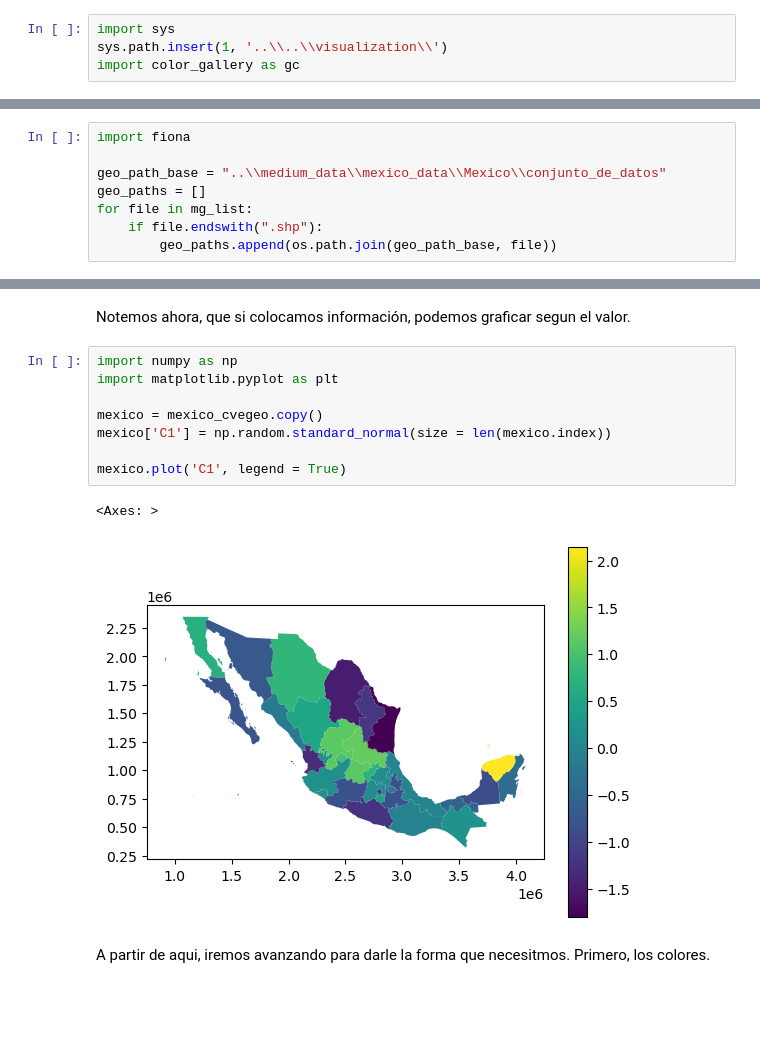
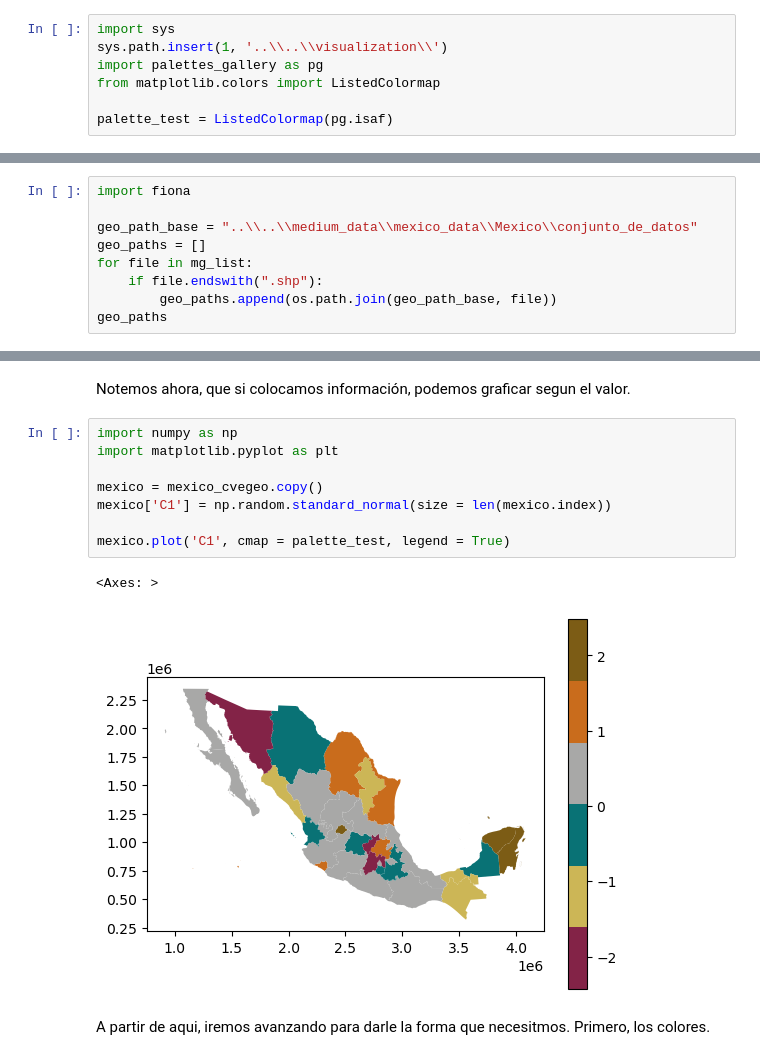
Before and after one commit to Dust1920/SIM26, a Jupyter notebook: visualization/maps/step_one.ipynb, the cells around one changed output, grey strips where cells are left out. Cells and saved outputs as stored; diff of their text form; blank space fills up the shorter version.

```diff
--- a/visualization/maps/step_one.ipynb
+++ b/visualization/maps/step_one.ipynb
@@ -13,7 +13,10 @@ zlist = os.listdir(mexico_data)
 # %%
 import sys
 sys.path.insert(1, '..\\..\\visualization\\')
-import color_gallery as gc
+import palettes_gallery as pg
+from matplotlib.colors import ListedColormap
+
+palette_test = ListedColormap(pg.isaf)
 # %% [markdown]
 Ahora crearemos una carpeta para guardar los datos.
 # %%
@@ -55,8 +58,9 @@ mg_list
 # %%
 import fiona
 
-geo_path_base = "..\\medium_data\\mexico_data\\Mexico\\conjunto_de_datos"
+geo_path_base = "..\\..\\medium_data\\mexico_data\\Mexico\\conjunto_de_datos"
 geo_paths = []
 for file in mg_list:
     if file.endswith(".shp"):
         geo_paths.append(os.path.join(geo_path_base, file))
+geo_paths
@@ -87,13 +99,13 @@ Notemos ahora, que si colocamos información, podemos graficar segun el valor.
 # %%
 import numpy as np
 import matplotlib.pyplot as plt
 
 mexico = mexico_cvegeo.copy()
 mexico['C1'] = np.random.standard_normal(size = len(mexico.index))
 
-mexico.plot('C1', legend = True)
+mexico.plot('C1', cmap = palette_test, legend = True)
 # %% [output]
 <Axes: >
-[figure, old version]
+[figure, new version]
 # %% [markdown]
 A partir de aqui, iremos avanzando para darle la forma que necesitmos. Primero, los colores.
```
Also changed, not shown: parts of 5 cells of this notebook, 4 other files.
